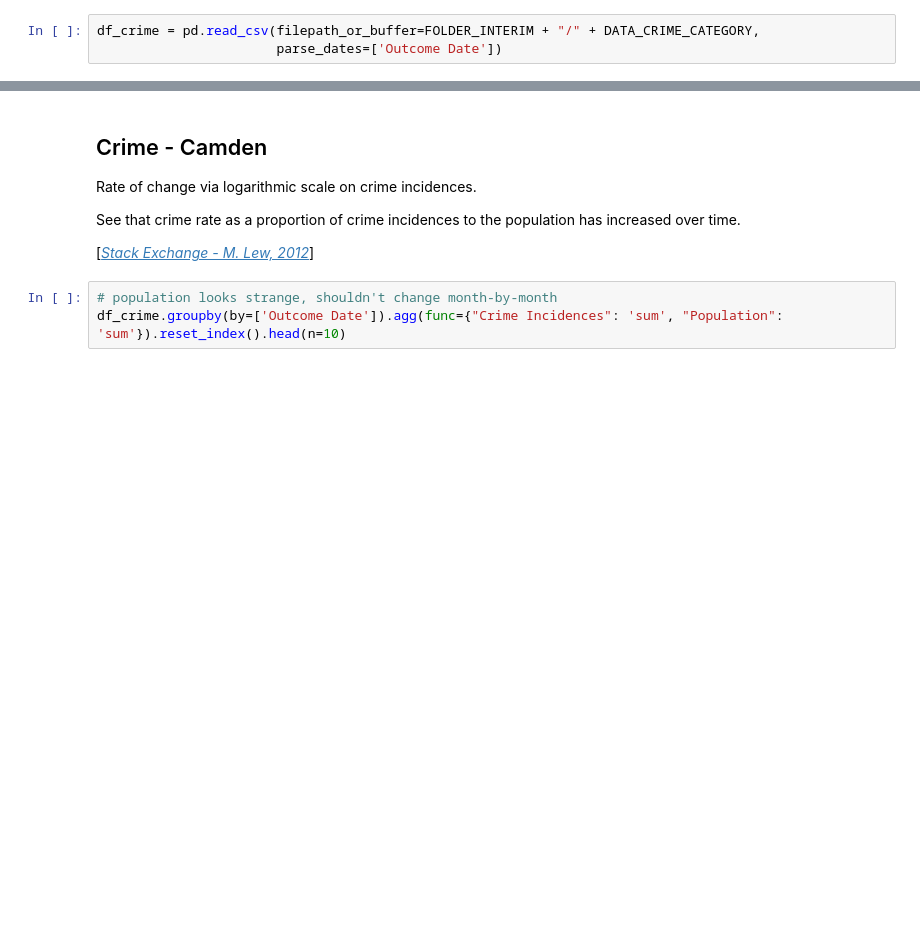
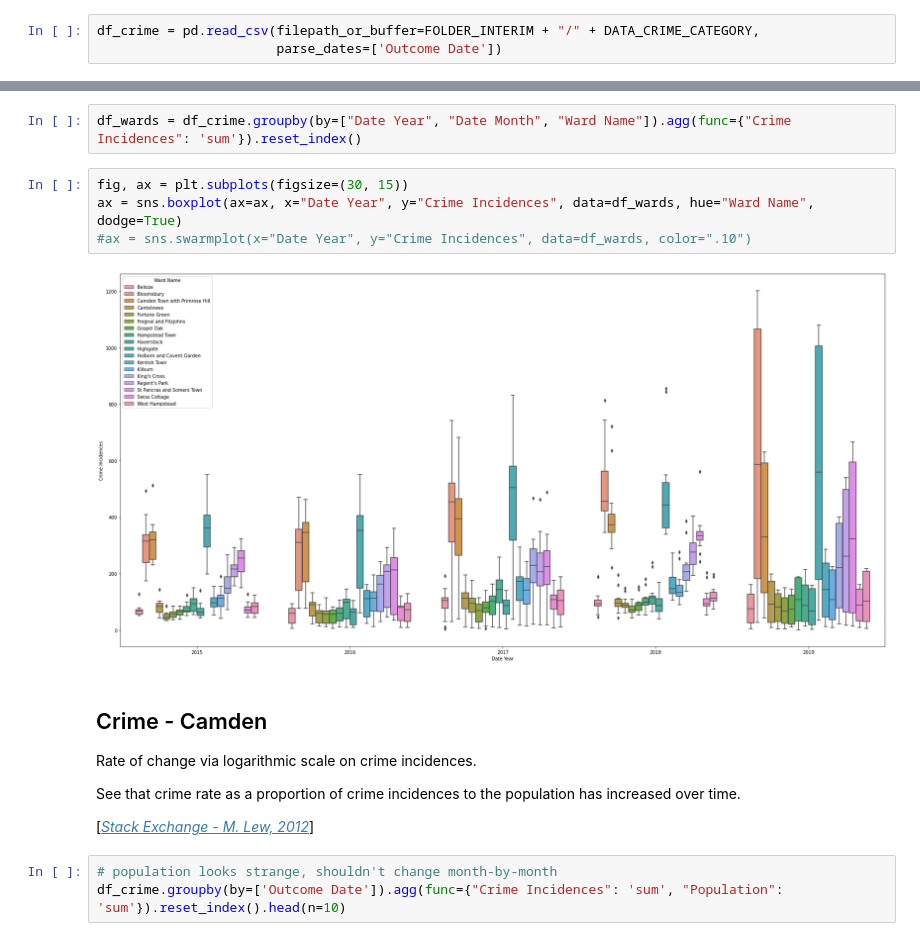
Before and after one commit to avisionh/camdencrime, a Jupyter notebook: notebooks/02_crime_category.ipynb, the cells around one changed output, grey strips where cells are left out. Drawn from its saved outputs; the diff is of its cells as text; blank space fills up the shorter version.

```diff
--- a/notebooks/02_crime_category.ipynb
+++ b/notebooks/02_crime_category.ipynb
@@ -14,3 +26,11 @@ df_crime = pd.read_csv(filepath_or_buffer=FOLDER_INTERIM + "/" + DATA_CRIME_CATE
+# %%
+df_wards = df_crime.groupby(by=["Date Year", "Date Month", "Ward Name"]).agg(func={"Crime Incidences": 'sum'}).reset_index()
+# %%
+fig, ax = plt.subplots(figsize=(30, 15))
+ax = sns.boxplot(ax=ax, x="Date Year", y="Crime Incidences", data=df_wards, hue="Ward Name", dodge=True)
+#ax = sns.swarmplot(x="Date Year", y="Crime Incidences", data=df_wards, color=".10")
+# %% [output]
+[figure, added]
 # %% [markdown]
 ## Crime - Camden
 Rate of change via logarithmic scale on crime incidences.
```
Also changed, not shown: parts of 6 cells of this notebook.
